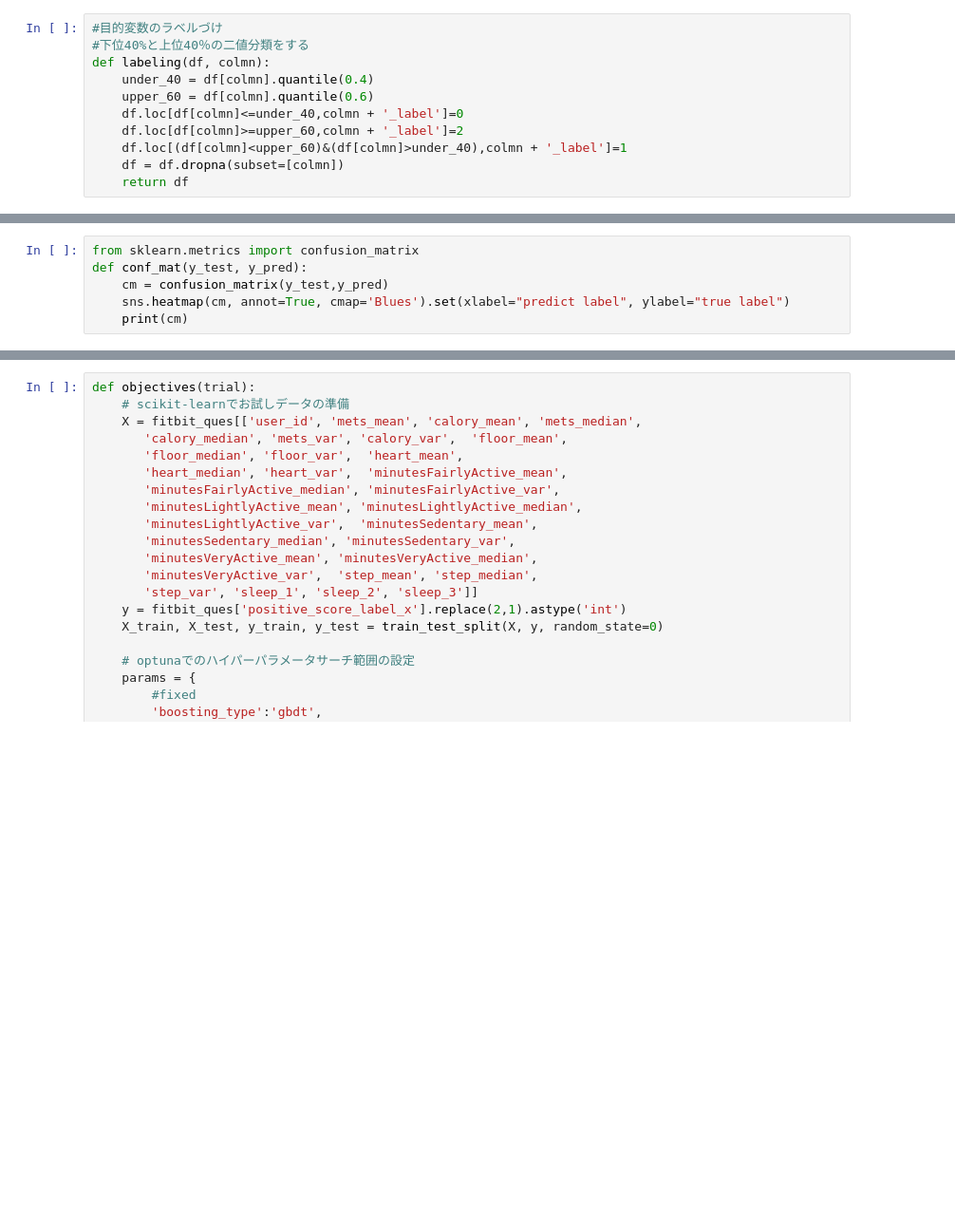
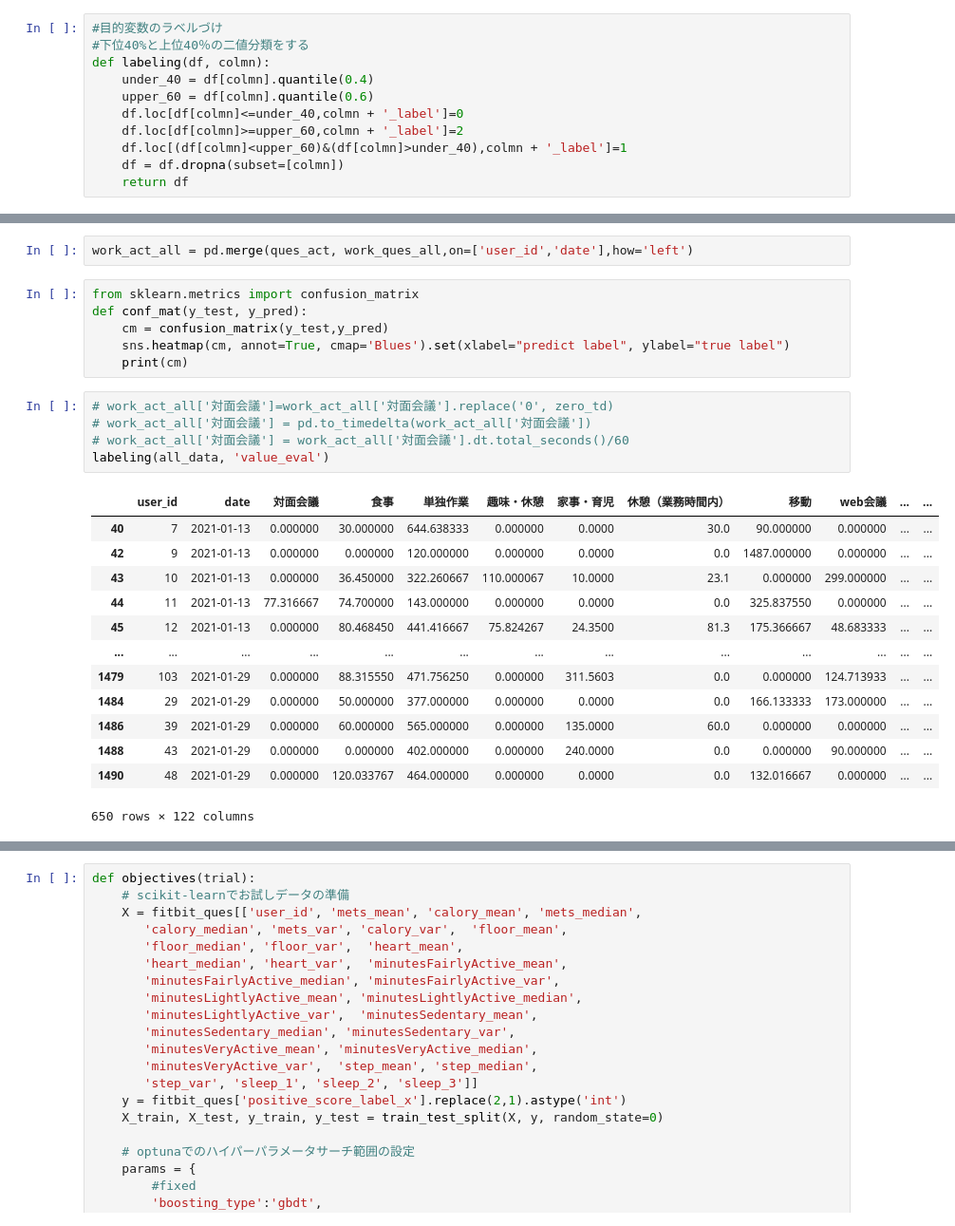
Before and after one commit to yusukennn/research_mental_prediction, a Jupyter notebook: code/analyse/analyse_all_data.ipynb, the cells around one changed output, grey strips where cells are left out. Shown at 95% size. Saved outputs shown, nothing was run; the diff lists cells and outputs as text; blank space fills up the shorter version.

```diff
--- a/code/analyse/analyse_all_data.ipynb
+++ b/code/analyse/analyse_all_data.ipynb
@@ -452,9 +468,30 @@ merged_act
+# %%
+work_act_all = pd.merge(ques_act, work_ques_all,on=['user_id','date'],how='left')
 # %%
 from sklearn.metrics import confusion_matrix
 def conf_mat(y_test, y_pred):
     cm = confusion_matrix(y_test,y_pred)
     sns.heatmap(cm, annot=True, cmap='Blues').set(xlabel="predict label", ylabel="true label")
     print(cm)
+# %%
+# work_act_all['対面会議']=work_act_all['対面会議'].replace('0', zero_td)
+# work_act_all['対面会議'] = pd.to_timedelta(work_act_all['対面会議'])
+# work_act_all['対面会議'] = work_act_all['対面会議'].dt.total_seconds()/60
+labeling(all_data, 'value_eval')
+# %% [output]
+|  | user_id | date | 対面会議 | 食事 | 単独作業 | 趣味・休憩 | 家事・育児 | 休憩（業務時間内） | 移動 | web会議 | ... | ... |
+| 40 | 7 | 2021-01-13 | 0.000000 | 30.000000 | 644.638333 | 0.000000 | 0.0000 | 30.0 | 90.000000 | 0.000000 | ... | ... |
+| 42 | 9 | 2021-01-13 | 0.000000 | 0.000000 | 120.000000 | 0.000000 | 0.0000 | 0.0 | 1487.000000 | 0.000000 | ... | ... |
+| 43 | 10 | 2021-01-13 | 0.000000 | 36.450000 | 322.260667 | 110.000067 | 10.0000 | 23.1 | 0.000000 | 299.000000 | ... | ... |
+| 44 | 11 | 2021-01-13 | 77.316667 | 74.700000 | 143.000000 | 0.000000 | 0.0000 | 0.0 | 325.837550 | 0.000000 | ... | ... |
+| 45 | 12 | 2021-01-13 | 0.000000 | 80.468450 | 441.416667 | 75.824267 | 24.3500 | 81.3 | 175.366667 | 48.683333 | ... | ... |
+| ... | ... | ... | ... | ... | ... | ... | ... | ... | ... | ... | ... | ... |
+| 1479 | 103 | 2021-01-29 | 0.000000 | 88.315550 | 471.756250 | 0.000000 | 311.5603 | 0.0 | 0.000000 | 124.713933 | ... | ... |
+| 1484 | 29 | 2021-01-29 | 0.000000 | 50.000000 | 377.000000 | 0.000000 | 0.0000 | 0.0 | 166.133333 | 173.000000 | ... | ... |
+| 1486 | 39 | 2021-01-29 | 0.000000 | 60.000000 | 565.000000 | 0.000000 | 135.0000 | 60.0 | 0.000000 | 0.000000 | ... | ... |
+| 1488 | 43 | 2021-01-29 | 0.000000 | 0.000000 | 402.000000 | 0.000000 | 240.0000 | 0.0 | 0.000000 | 90.000000 | ... | ... |
+| 1490 | 48 | 2021-01-29 | 0.000000 | 120.033767 | 464.000000 | 0.000000 | 0.0000 | 0.0 | 132.016667 | 0.000000 | ... | ... |
+650 rows × 122 columns
 # %%
 # def lgbm_model()
 import numpy as np
```
Also changed, not shown: parts of 15 cells of this notebook, 2 other files.
